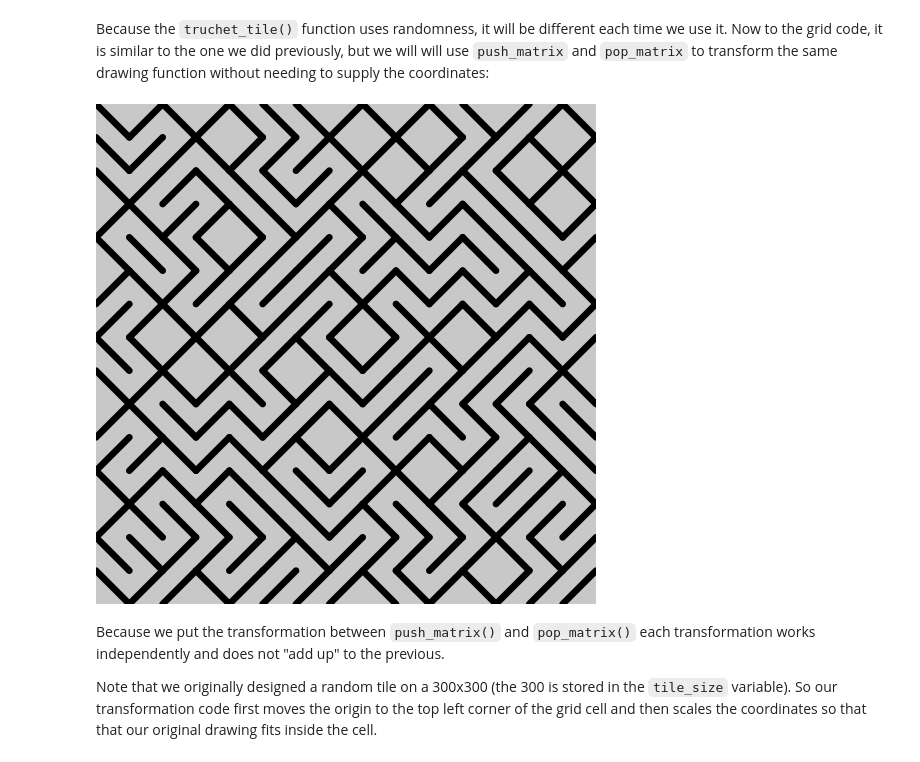
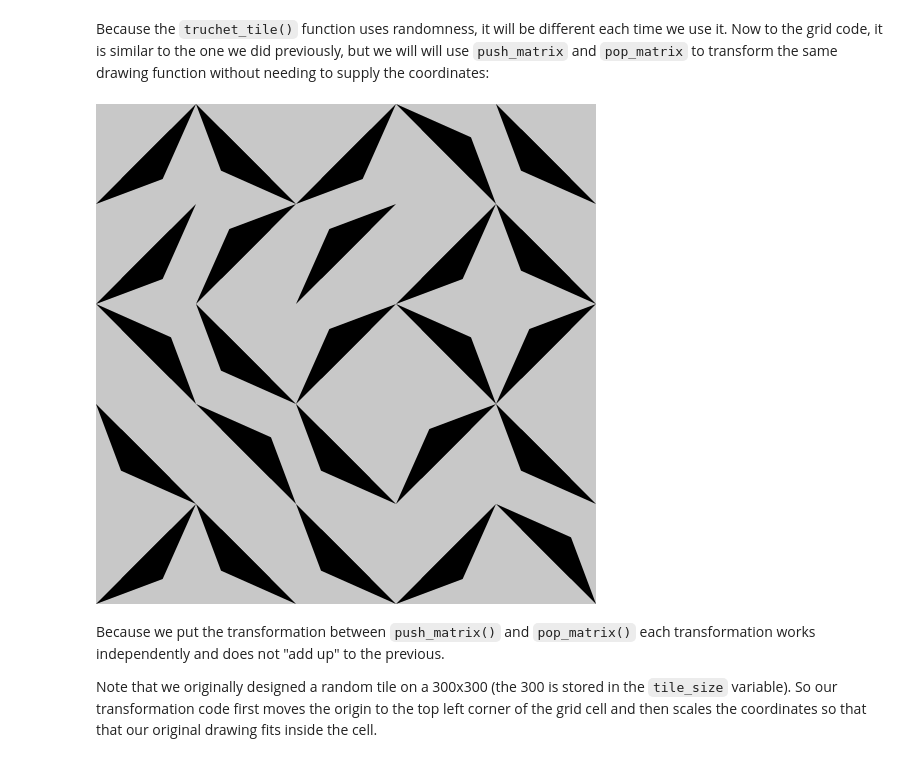
Before and after one commit to Mtj2042/generative_drawing, a Jupyter notebook: weekly/week3/week3_controlflow_and_transformations.ipynb, the cells around one changed output. Cells and saved outputs as stored; diff of their text form; code cells hidden in the pictures.

```diff
--- a/weekly/week3/week3_controlflow_and_transformations.ipynb
+++ b/weekly/week3/week3_controlflow_and_transformations.ipynb
@@ -533,10 +541,10 @@ stroke_weight(3)
 translate(30, height/2) # layout
 
 # Draw arm
-for i in range(15):
+for i in range(10):
     draw_link(100)
     translate(100, 0)
-    rotate(radians(-30))
+    rotate(radians(-45))
     scale(0.8)
 show()
 # %% [output]
@@ -646,7 +654,7 @@ translate(width/2, height/2)
 fill(255, 128, 0)
 circle(0, 0, 40)
 
-for i in range(5):
+for i in range(20):
     dist = 70 + i*30
     no_fill()
     stroke(255, 30)
@@ -656,6 +664,7 @@ for i in range(5):
         rotate(random(-PI, PI))
         translate(dist, 0)
         fill(0, 150, 200)
-        circle(0, 0, random(5, 10))
+        circle(0, 0, random(10, 20))
+    #pop_matrix():
 show()
 # %% [output]
@@ -668,17 +677,18 @@ Experiment with generating patterns using iteration and transformations. A simpl
 # %%
 create_canvas(400, 400)
 rect_mode(CENTER)
-background(230)
-stroke_weight(1)
+background(255)
+stroke(0)
 no_fill()
 translate(width/2, height/2)
-n = 60
+n = 10
 for i in range(n):
     with push_matrix():
         x = remap(i, 0, n-1, -100, 100)
         rot = remap(i, 0, n-1, 0, -PI)
-        translate(x, 0)
-        rotate(rot)
-        rectangle(0, 0, 200, 200)
+        translate(x, x + random(-20,20))
+        rotate(rot-100)
+        rectangle(5%1330, 3%100, 100, 100)
 show()
+save('tiles.svg')
 # %% [output]
@@ -691,7 +701,7 @@ With the tools we have learned we can now simplify the process, and just think o
 
 We will work in a 300x300 canvas:
 # %%
-tile_size = 300
+tile_size = 200
 def truchet_tile():
     stroke(0)
     no_fill()
@@ -717,21 +727,23 @@ Now to the grid code, it is similar to the one we did previously, but we will wi
 # %%
 create_canvas(500, 500)
 
-num_rows = 15
-num_cols = 15
+num_rows = 5
+num_cols = 5
 cell_w = width / num_cols
 cell_h = height / num_rows
 
 for i in range(num_rows):
     for j in range(num_cols):
         push_matrix()
         translate(cell_w * j, cell_h * i)
         scale(cell_w/tile_size, cell_h/tile_size)
         truchet_tile()
         pop_matrix()
 show()
+
+save('tiles4.svg')
 # %% [output]
-[figure, old version]
+[figure, new version]
 # %% [markdown]
 Because we put the transformation between `push_matrix()` and `pop_matrix()` each transformation works independently and does not "add up" to the previous.
 
```
Also changed, not shown: parts of 14 cells of this notebook, 16 other files.
